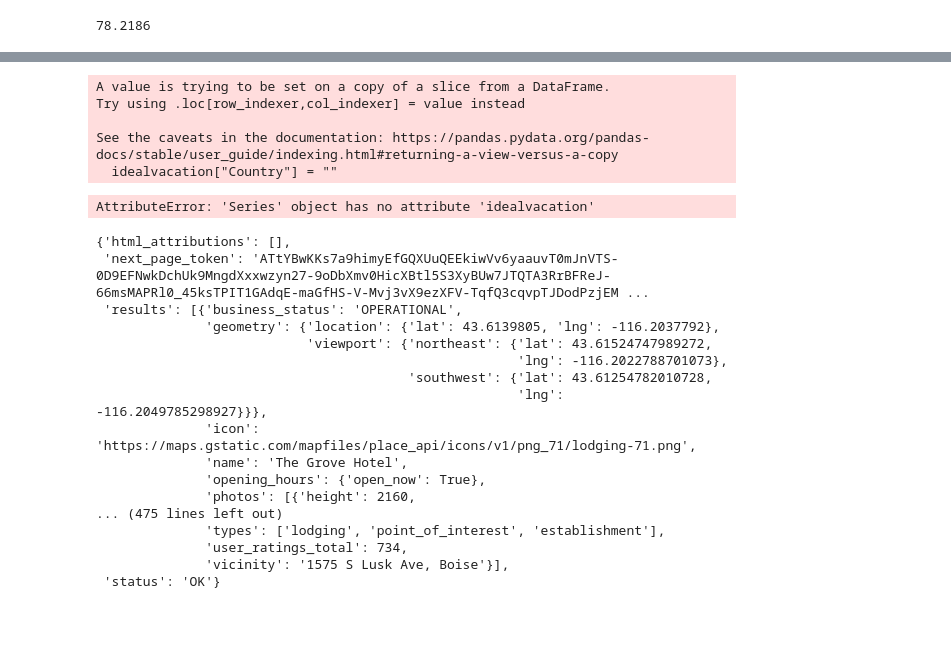
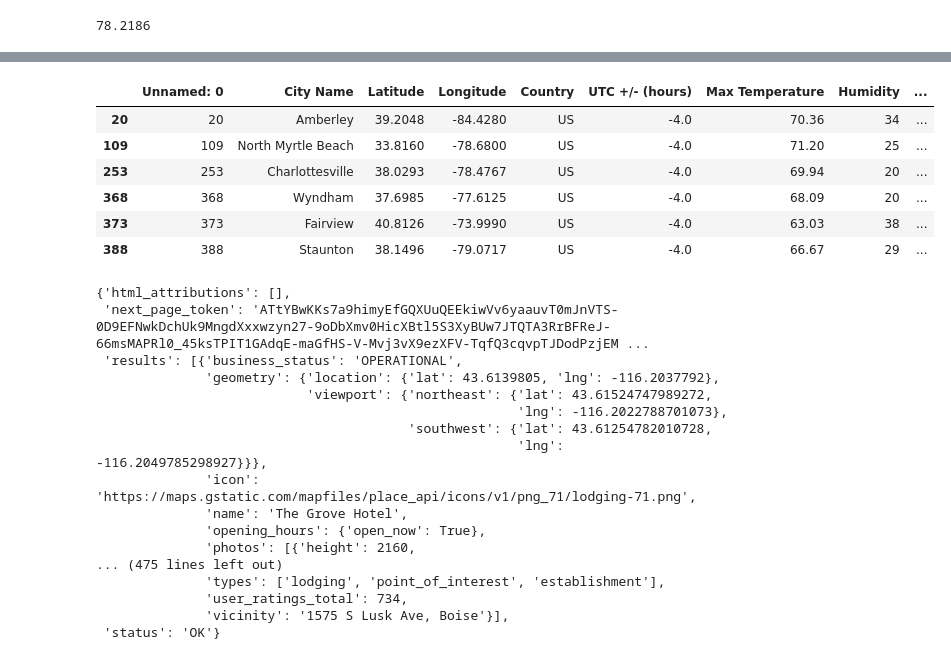
Before and after one commit to bakerv/API-Challenge, a Jupyter notebook: VacationPy/main.ipynb, the cells around one changed output, grey strips where cells are left out. Saved outputs shown, nothing was run; the diff lists cells and outputs as text; code cells hidden in the pictures; blank space fills up the shorter version.

```diff
--- a/VacationPy/main.ipynb
+++ b/VacationPy/main.ipynb
@@ -63,22 +76,22 @@ display(fig)
 # %%
 # filter city data to find cities with ideal weather conditions
 idealvacation = citydata[(citydata["Humidity"] < 40)
-                         & (citydata["Max Temperature"]< 85)
+                         & (citydata["Max Temperature"]< 75)
                          & (citydata["Max Temperature"]> 60)
                          & (citydata["Cloudiness"] < 50)
                          & (citydata["Wind Speed"]>10)
-                         & (citydata["Wind Speed"]<20)]
-idealvacation["Country"] = ""
-for index, row in idealvacation.iterrows():
-    idealvacationrow["Country"] = citipy.nearest_city(idealvacation["Latitude"].idealvacation["Longitude"]).country_code
+                         & (citydata["Wind Speed"]<20)
+                         & (citydata["Country"] == "US") ]
+#idealvacation["Country"] = ""
 display(idealvacation)
 # %% [output]
-A value is trying to be set on a copy of a slice from a DataFrame.
-Try using .loc[row_indexer,col_indexer] = value instead
-
-See the caveats in the documentation: https://pandas.pydata.org/pandas-docs/stable/user_guide/indexing.html#returning-a-view-versus-a-copy
-  idealvacation["Country"] = ""
-AttributeError: 'Series' object has no attribute 'idealvacation'
+|  | Unnamed: 0 | City Name | Latitude | Longitude | Country | UTC +/- (hours) | Max Temperature | Humidity | ... |
+| 20 | 20 | Amberley | 39.2048 | -84.4280 | US | -4.0 | 70.36 | 34 | ... |
+| 109 | 109 | North Myrtle Beach | 33.8160 | -78.6800 | US | -4.0 | 71.20 | 25 | ... |
+| 253 | 253 | Charlottesville | 38.0293 | -78.4767 | US | -4.0 | 69.94 | 20 | ... |
+| 368 | 368 | Wyndham | 37.6985 | -77.6125 | US | -4.0 | 68.09 | 20 | ... |
+| 373 | 373 | Fairview | 40.8126 | -73.9990 | US | -4.0 | 63.03 | 38 | ... |
+| 388 | 388 | Staunton | 38.1496 | -79.0717 | US | -4.0 | 66.67 | 29 | ... |
 # %%
 #for each city in citylist
     # Call google places API to find the first hotel result within 5000 meters of each city
```
Also changed, not shown: parts of 2 cells of this notebook, 3 other files.
